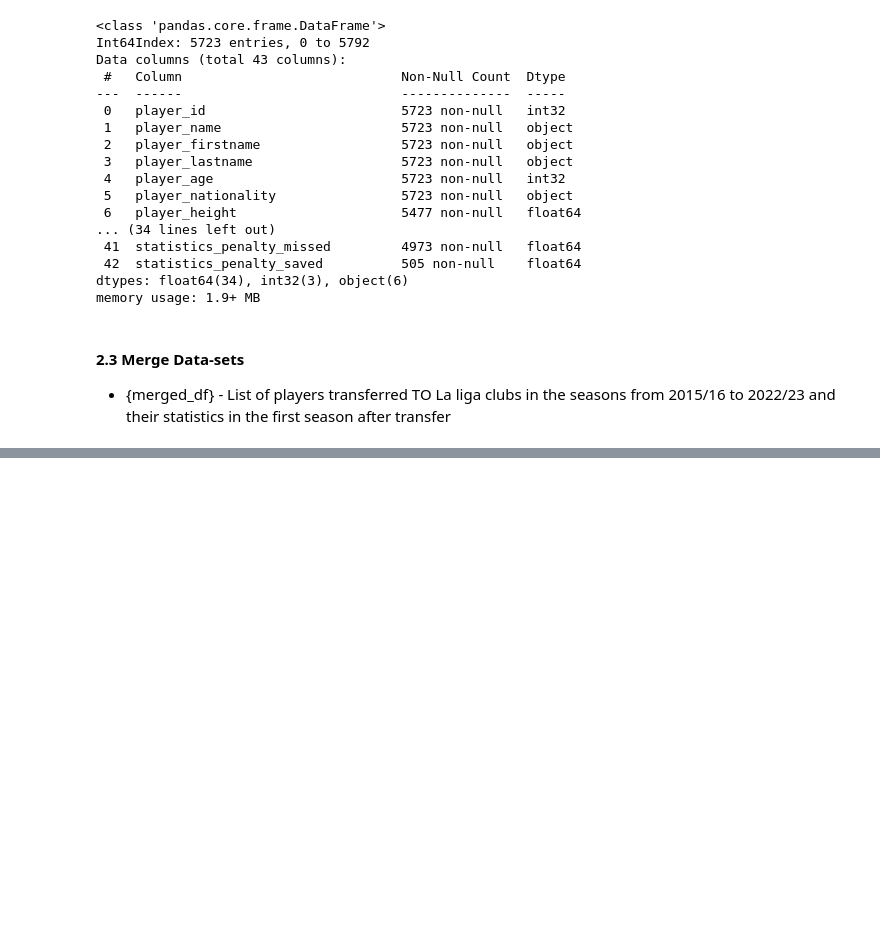
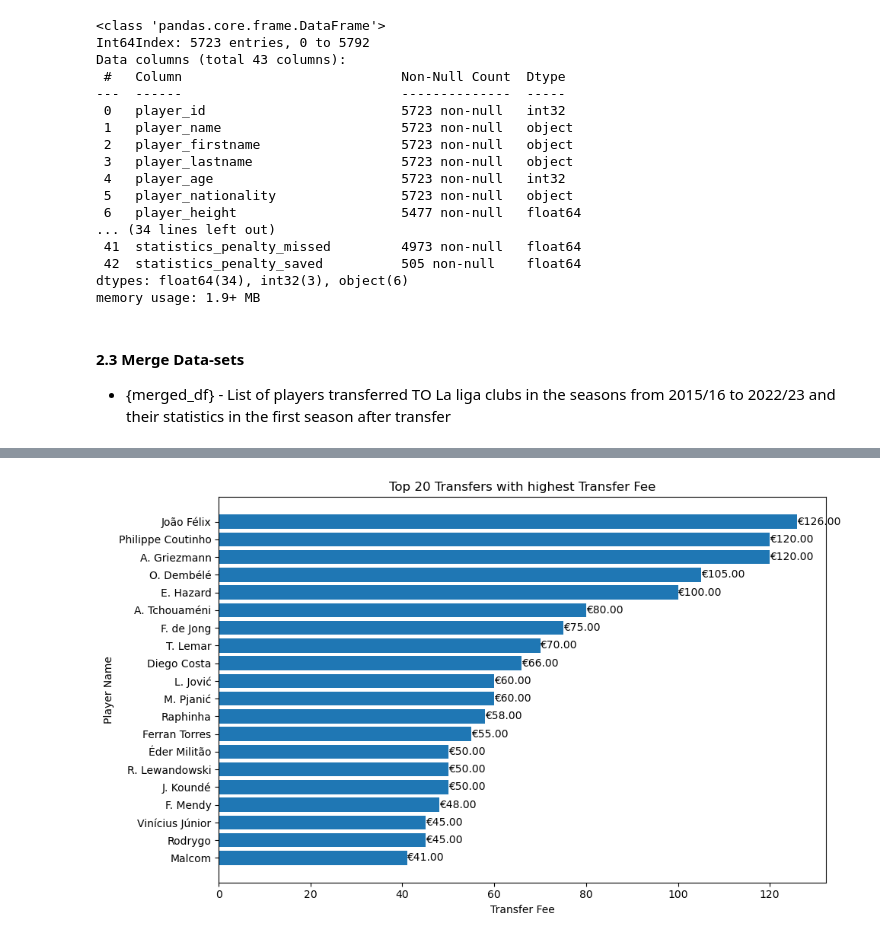
Before and after one commit to adrianmadry/la_liga_transfers, a Jupyter notebook: data_analysis.ipynb, the cells around one changed output, grey strips where cells are left out. Saved outputs shown, nothing was run; the diff lists cells and outputs as text; code cells hidden in the pictures; blank space fills up the shorter version.

```diff
--- a/data_analysis.ipynb
+++ b/data_analysis.ipynb
@@ -276,0 +353,21 @@ merged_df.describe().round(2)
+# %%
+top_transfers = merged_df.sort_values(by='transfer_fee', ascending=False).head(20)
+
+# Create a bar chart
+plt.figure(figsize=(10, 6))
+bars = plt.barh(top_transfers['player_name'], top_transfers['transfer_fee'])
+
+# Add transfer dates as labels to the bars
+for bar, fee in zip(bars, top_transfers['transfer_fee']):
+    plt.text(bar.get_width(), bar.get_y() + bar.get_height() / 2, f"€{fee:.2f}", va='center')
+
+
+plt.xlabel('Transfer Fee')
+plt.ylabel('Player Name')
+plt.title('Top 20 Transfers with highest Transfer Fee')
+plt.gca().invert_yaxis()  # Invert y-axis to display the highest transfer fee at the top
+
+plt.tight_layout()
+plt.show()
+# %% [output]
+[figure, added]
```
Also changed, not shown: parts of 26 cells of this notebook.
